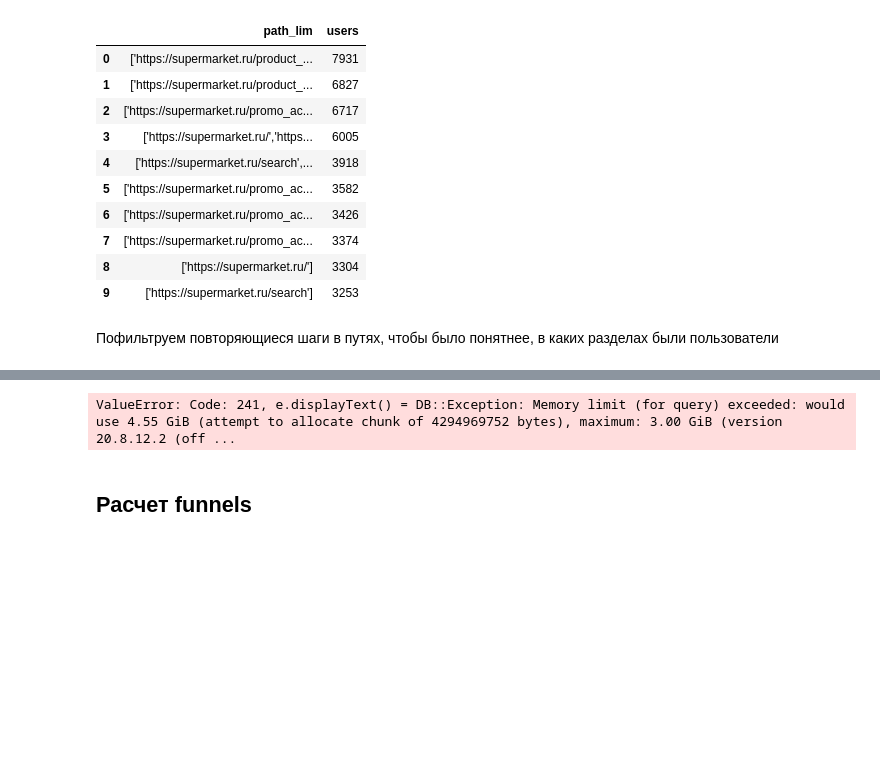
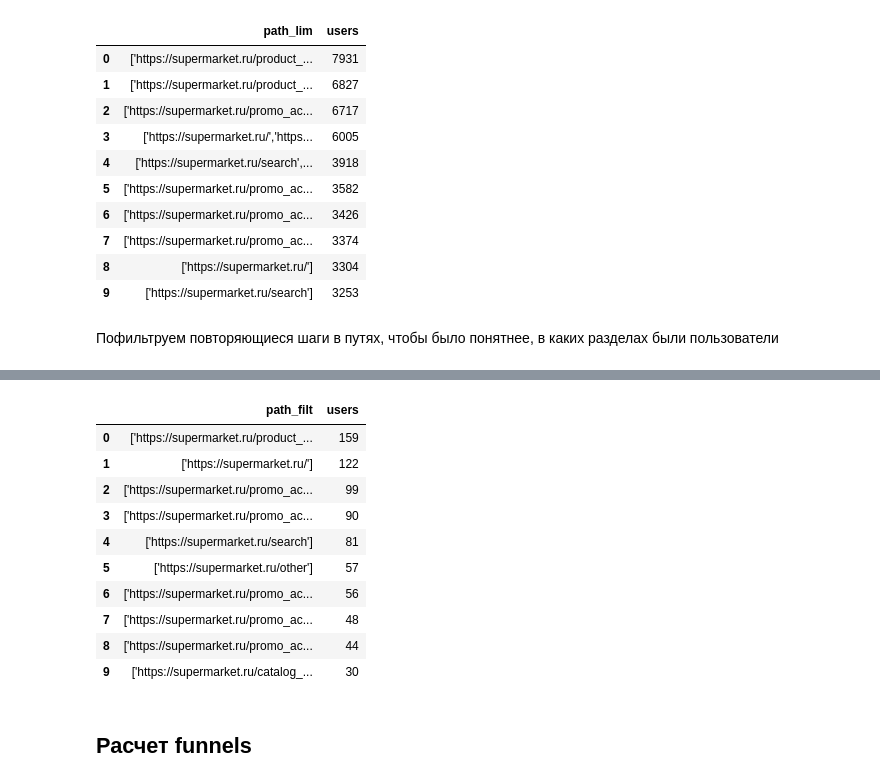
Before and after one commit to zhdanchik/yandex_metrika_cloud_case, a Jupyter notebook: fun_with_funnels.ipynb, the cells around one changed output, grey strips where cells are left out. Drawn from its saved outputs; the diff is of its cells as text; code cells hidden in the pictures; blank space fills up the shorter version.

```diff
--- a/fun_with_funnels.ipynb
+++ b/fun_with_funnels.ipynb
@@ -136,32 +150,50 @@ ValueError: Code: 241, e.displayText() = DB::Exception: Memory limit (for query)
 # %%
 q = '''
 SELECT
     path_filt,
     sum(users) as users
 FROM
-    (SELECT
+(
+    SELECT
         path,
         count() as users,
         arrayEnumerate(path) as indexes,
         arrayFilter(val, index -> (index = 1) or (path[index - 1] != path[index]),
             path, indexes) as path_filt
     FROM
-        (SELECT
+    (
+        SELECT
             ClientID,
             groupArray(URL) as path
         FROM
-            (SELECT * FROM metrica_data.hits ORDER BY ClientID, EventTime)
-        GROUP BY ClientID)
-    GROUP BY path)
+        (
+            SELECT ClientID, URL
+            FROM metrica_data.hits sample 0.01
+            ORDER BY ClientID, EventTime
+        )
+        GROUP BY ClientID
+    )
+    GROUP BY path
+)
 GROUP BY path_filt
 ORDER BY users DESC
 LIMIT 10
 FORMAT TabSeparatedWithNames
 '''
 
 my_client.get_clickhouse_df(q)
 # %% [output]
-ValueError: Code: 241, e.displayText() = DB::Exception: Memory limit (for query) exceeded: would use 4.55 GiB (attempt to allocate chunk of 4294969752 bytes), maximum: 3.00 GiB (version 20.8.12.2 (off ...
+|  | path_filt | users |
+| 0 | ['https://supermarket.ru/product_... | 159 |
+| 1 | ['https://supermarket.ru/'] | 122 |
+| 2 | ['https://supermarket.ru/promo_ac... | 99 |
+| 3 | ['https://supermarket.ru/promo_ac... | 90 |
+| 4 | ['https://supermarket.ru/search'] | 81 |
+| 5 | ['https://supermarket.ru/other'] | 57 |
+| 6 | ['https://supermarket.ru/promo_ac... | 56 |
+| 7 | ['https://supermarket.ru/promo_ac... | 48 |
+| 8 | ['https://supermarket.ru/promo_ac... | 44 |
+| 9 | ['https://supermarket.ru/catalog_... | 30 |
 # %% [markdown]
 ## Расчет funnels
 # %% [markdown]
```
Also changed, not shown: parts of 11 cells of this notebook, 4 other files.
